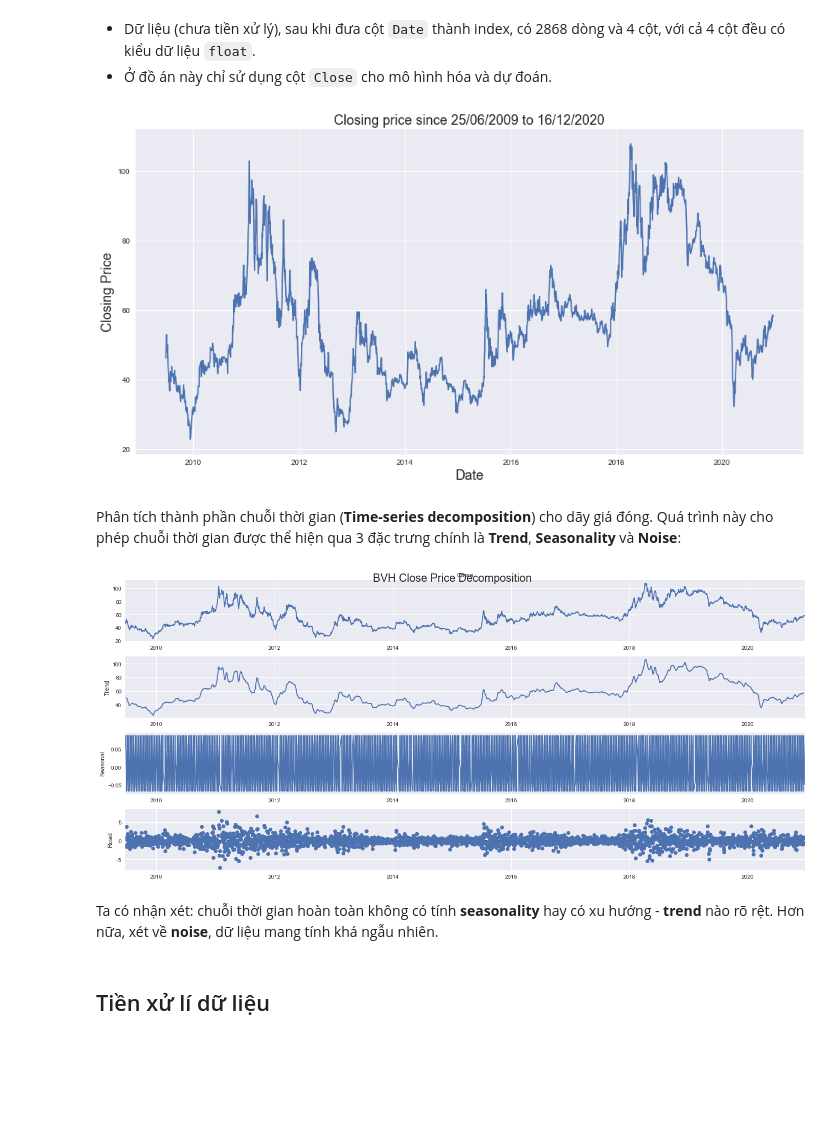
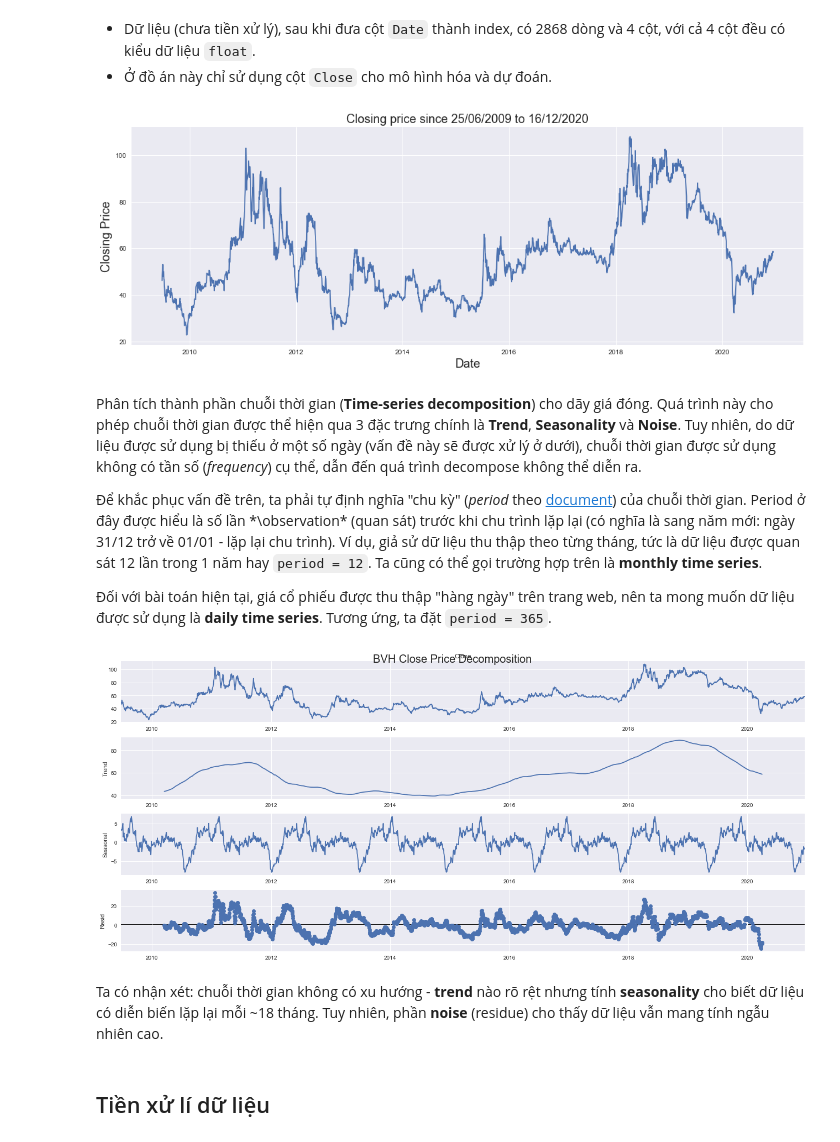
Before and after one commit to cripplinmuffin/khdlud_dack, a Jupyter notebook: 1712834_1712852.ipynb, the cells around one changed output. Saved outputs shown, nothing was run; the diff lists cells and outputs as text; code cells hidden in the pictures; blank space fills up the shorter version.

Commit message:
Update decomposition

```diff
--- a/1712834_1712852.ipynb
+++ b/1712834_1712852.ipynb
@@ -156,29 +156,33 @@ dtype: object
 * Dữ liệu (chưa tiền xử lý), sau khi đưa cột `Date` thành index, có 2868 dòng và 4 cột, với cả 4 cột đều có kiểu dữ liệu `float`.
 * Ở đồ án này chỉ sử dụng cột `Close` cho mô hình hóa và dự đoán.
 # %%
-plt.figure(figsize=(16,8))
+plt.figure(figsize=(18, 6))
 plt.title('Closing price since {0} to {1}'.format(BVH.index[0].strftime("%d/%m/%Y"),
                                                   BVH.index[-1].strftime("%d/%m/%Y")), fontsize=18)
 plt.xlabel('Date', fontsize=18)
 plt.ylabel('Closing Price', fontsize=18)
 plt.plot(BVH['Close'])
 plt.show()
 # %% [output]
-[figure, old version]
+[figure, new version]
-# %% [markdown]
-Phân tích thành phần chuỗi thời gian (**Time-series decomposition**) cho dãy giá đóng. Quá trình này cho phép chuỗi thời gian được thể hiện qua 3 đặc trưng chính là **Trend**, **Seasonality** và **Noise**:
+# %% [markdown]
+Phân tích thành phần chuỗi thời gian (**Time-series decomposition**) cho dãy giá đóng. Quá trình này cho phép chuỗi thời gian được thể hiện qua 3 đặc trưng chính là **Trend**, **Seasonality** và **Noise**. Tuy nhiên, do dữ liệu được sử dụng bị thiếu ở một số ngày (vấn đề này sẽ được xử lý ở dưới), chuỗi thời gian được sử dụng không có tần số (*frequency*) cụ thể, dẫn đến quá trình decompose không thể diễn ra.
+
+Để khắc phục vấn đề trên, ta phải tự định nghĩa "chu kỳ" (*period* theo [document](https://www.statsmodels.org/stable/generated/statsmodels.tsa.seasonal.seasonal_decompose.html)) của chuỗi thời gian. Period ở đây được hiểu là số lần *\observation\* (quan sát) trước khi chu trình lặp lại (có nghĩa là sang năm mới: ngày 31/12 trở về 01/01 - lặp lại chu trình). Ví dụ, giả sử dữ liệu thu thập theo từng tháng, tức là dữ liệu được quan sát 12 lần trong 1 năm hay `period = 12`. Ta cũng có thể gọi trường hợp trên là **monthly time series**.
+
+Đối với bài toán hiện tại, giá cổ phiếu được thu thập "hàng ngày" trên trang web, nên ta mong muốn dữ liệu được sử dụng là **daily time series**. Tương ứng, ta đặt `period = 365`.
 # %%
 from pylab import rcParams
 rcParams['figure.figsize'] = 18, 8
 
-decomposition = sm.tsa.seasonal_decompose(BVH['Close'], model = 'additive', period=7)
+decomposition = sm.tsa.seasonal_decompose(BVH['Close'], model = 'additive', period=365)
 fig = decomposition.plot()
 fig.suptitle('BVH Close Price Decomposition', fontsize=20)
 plt.show()
 # %% [output]
-[figure, old version]
+[figure, new version]
 # %% [markdown]
-Ta có nhận xét: chuỗi thời gian hoàn toàn không có tính **seasonality** hay có xu hướng - **trend** nào rõ rệt. Hơn nữa, xét về **noise**, dữ liệu mang tính khá ngẫu nhiên.
+Ta có nhận xét: chuỗi thời gian không có xu hướng - **trend** nào rõ rệt nhưng tính **seasonality** cho biết dữ liệu có diễn biến lặp lại mỗi ~18 tháng. Tuy nhiên, phần **noise** (residue) cho thấy dữ liệu vẫn mang tính ngẫu nhiên cao.
 # %% [markdown]
 ## Tiền xử lí dữ liệu
 # %% [markdown]
```
Also changed, not shown: parts of 9 cells of this notebook, 2 other files.
